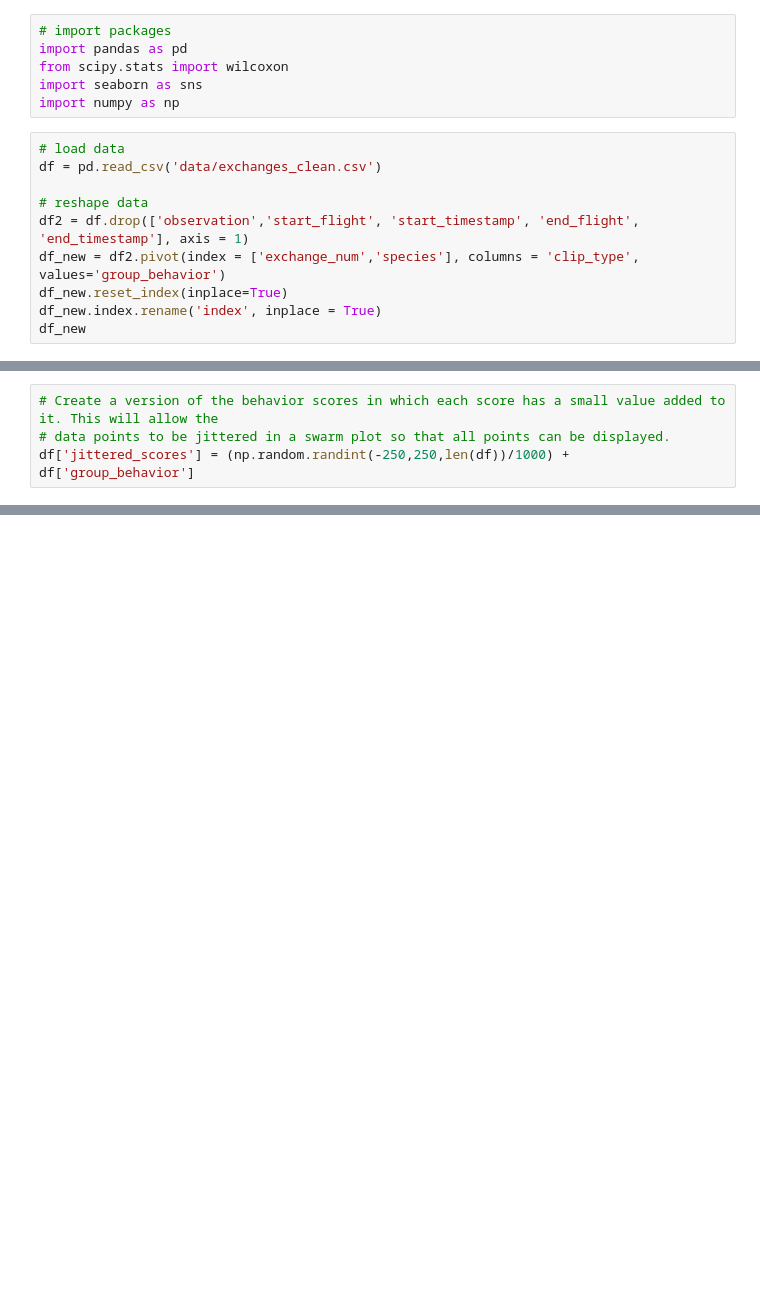
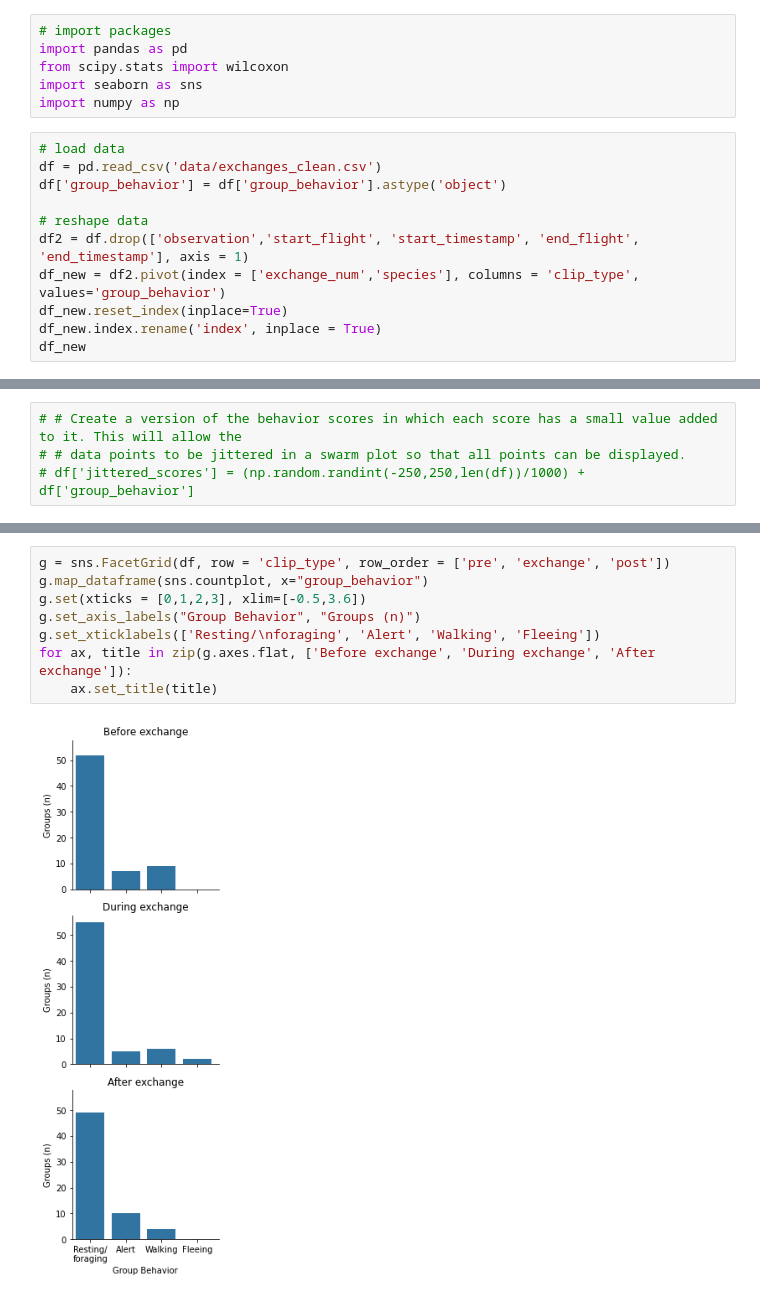
Before and after one commit to BCostelloe/drone-disturbance, a Jupyter notebook: exchange-analysis.ipynb, the cells around one changed output, grey strips where cells are left out. Cells and saved outputs as stored; diff of their text form; blank space fills up the shorter version.

```diff
--- a/exchange-analysis.ipynb
+++ b/exchange-analysis.ipynb
@@ -9,6 +9,7 @@ import numpy as np
 # %%
 # load data
 df = pd.read_csv('data/exchanges_clean.csv')
+df['group_behavior'] = df['group_behavior'].astype('object')
 
 # reshape data
 df2 = df.drop(['observation','start_flight', 'start_timestamp', 'end_flight', 'end_timestamp'], axis = 1)
@@ -45,5 +73,5 @@ WilcoxonResult(statistic=382.0, pvalue=0.12224479755133902)
 # %%
-# Create a version of the behavior scores in which each score has a small value added to it. This will allow the
-# data points to be jittered in a swarm plot so that all points can be displayed.
-df['jittered_scores'] = (np.random.randint(-250,250,len(df))/1000) + df['group_behavior']
+# # Create a version of the behavior scores in which each score has a small value added to it. This will allow the
+# # data points to be jittered in a swarm plot so that all points can be displayed.
+# df['jittered_scores'] = (np.random.randint(-250,250,len(df))/1000) + df['group_behavior']
 # %%
@@ -56,0 +86,10 @@ sns.despine(offset = 10)
+# %%
+g = sns.FacetGrid(df, row = 'clip_type', row_order = ['pre', 'exchange', 'post'])
+g.map_dataframe(sns.countplot, x="group_behavior")
+g.set(xticks = [0,1,2,3], xlim=[-0.5,3.6])
+g.set_axis_labels("Group Behavior", "Groups (n)")
+g.set_xticklabels(['Resting/\nforaging', 'Alert', 'Walking', 'Fleeing'])
+for ax, title in zip(g.axes.flat, ['Before exchange', 'During exchange', 'After exchange']):
+    ax.set_title(title)
+# %% [output]
+[figure, added]
```
Also changed, not shown: parts of 13 cells of this notebook, 3 other files.
